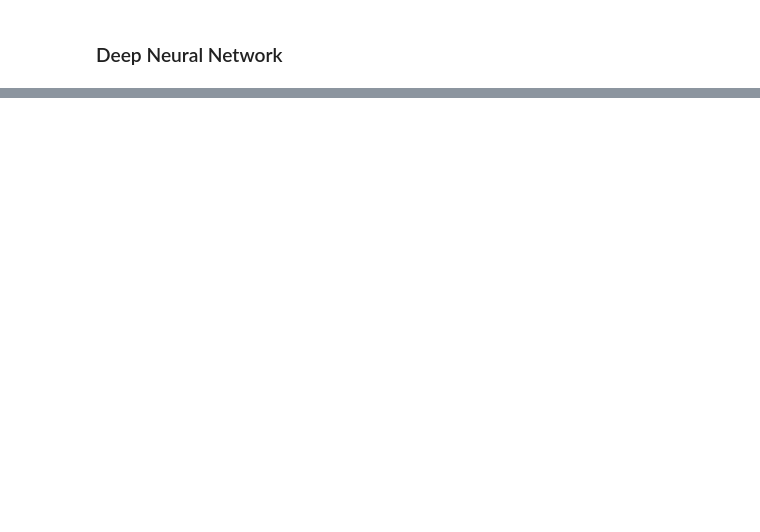
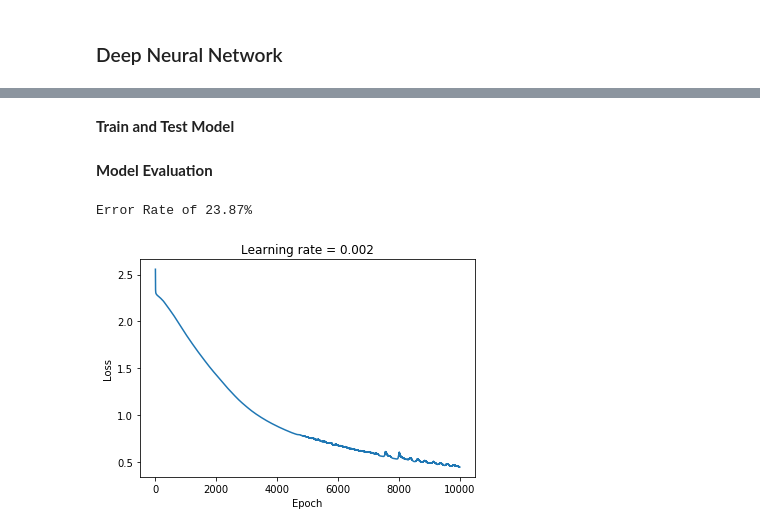
Before and after one commit to joelnathanbradley/machine-learning-basics, a Jupyter notebook: DeepNeuralNetwork.ipynb, the cells around one changed output, grey strips where cells are left out. Drawn from its saved outputs; the diff is of its cells as text; code cells hidden in the pictures; blank space fills up the shorter version.

Commit message:
Adding Deep Neural Network

```diff
--- a/DeepNeuralNetwork.ipynb
+++ b/DeepNeuralNetwork.ipynb
@@ -23,8 +2,0 @@ def linear_forward(a_prev, w, b):
-# %%
-def activation_forward(z, activation):
-    assert(activation == 'softmax' or activation == 'relu')
-    if activation == 'softmax':
-        a = np.exp(z) / np.exp(z).sum()
-    else:
-        a = np.maximum(z, 0)
-    return a, z
@@ -110,0 +279,19 @@ def dnn_model(X, y, alpha=0.001, epochs=5000, verbose=False):
+# %%
+"""
+update_parameters() updates the weight and bias parameters given the gradients and the learning rate
+
+parameters:
+    params - weights and bias parameters
+    gradients - gradients of weights and bias parameters
+    alpha - learning rate
+
+returns:
+    params - updated paramters
+"""
+def update_parameters(params, gradients, alpha):
+    L = len(params) // 2
+    # for each layer, update the weight and bias parameters using gradients and learning rate
+    for layer in range(1, L):
+        params['w' + str(layer)] -= alpha*gradients['dw' + str(layer)]
+        params['b' + str(layer)] -= alpha*gradients['db' + str(layer)]
+    return params
@@ -110,0 +361,32 @@ def dnn_model(X, y, alpha=0.001, epochs=5000, verbose=False):
+# %% [markdown]
+__Train and Test Model__
+# %%
+# set learning rate, epochs, and hidden layer structure
+alpha = 0.002
+epochs = 10000
+verbose = False
+hidden_layer_widths = [75, 50, 25]
+# train a deep neural network with training data
+params, losses = dnn_model(X_train, y_train, hidden_layer_widths, alpha, epochs, verbose)
+# make predictions with test data and trained model parameters
+predictions = predict(X_test, params)
+# %% [markdown]
+__Model Evaluation__
+# %%
+# calculate and print error rate
+y_pred = np.argmax(predictions, axis=0)
+y_true = np.argmax(y_test, axis=0)
+error_rate = np.count_nonzero(y_pred != y_true) / y_test.shape[1]
+error_rate = math.floor(error_rate * 10000) / 100.0
+print('Error Rate of {}%'.format(error_rate))
+# %% [output]
+Error Rate of 23.87%
+# %%
+# plot loss as function of epochs
+plt.plot(losses)
+plt.ylabel('Loss')
+plt.xlabel('Epoch')
+plt.title('Learning rate = {}'.format(alpha))
+plt.show()
+# %% [output]
+[figure, added]
```
Also changed, not shown: parts of 33 cells of this notebook.
